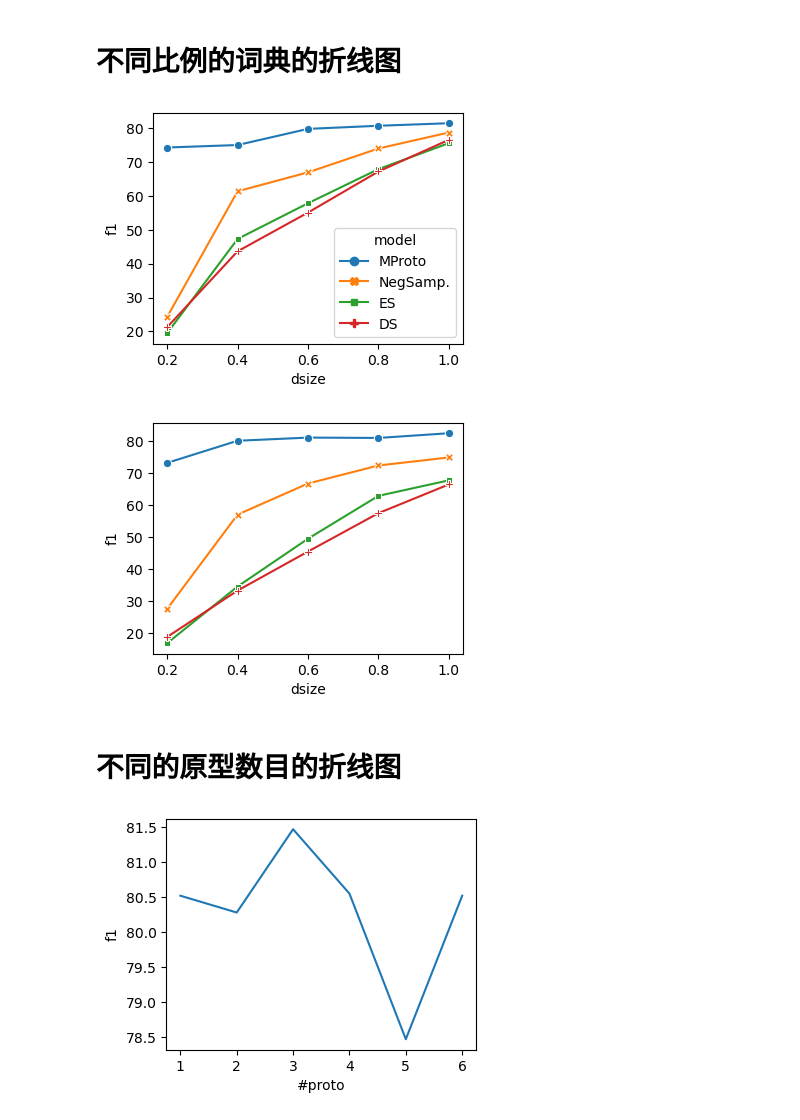
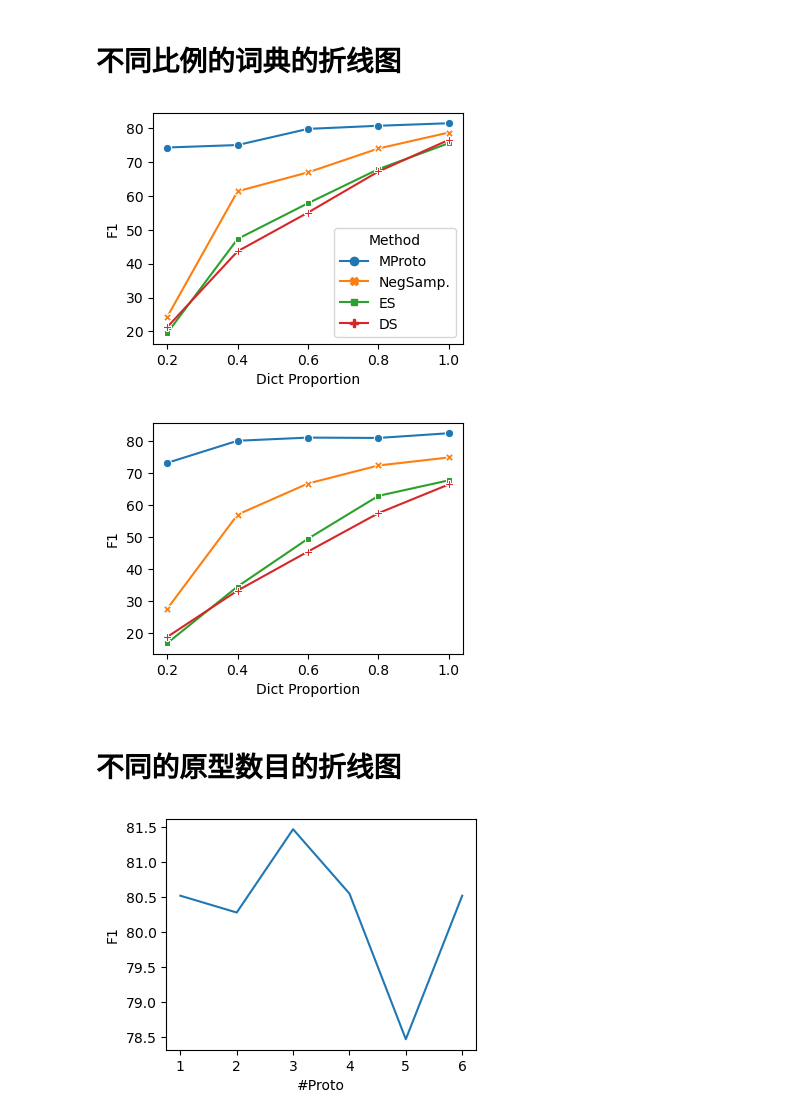
Before and after one commit to XiPotatonium/mproto, a Jupyter notebook: figs.ipynb, the cells around one changed output. Drawn from its saved outputs; the diff is of its cells as text; code cells hidden in the pictures.

```diff
--- a/figs.ipynb
+++ b/figs.ipynb
@@ -5,38 +5,39 @@ import seaborn as sns
 import matplotlib.pyplot as plt
 import pandas as pd
 
 bc5cdr = [
     [73.41, 75.22, 74.30, 0.2, "MProto"],
     [72.32, 77.95, 75.03, 0.4, "MProto"],
     [76.31, 83.63, 79.80, 0.6, "MProto"],
     [77.42, 84.32, 80.72, 0.8, "MProto"],
     [77.53, 85.84, 81.47, 1.0, "MProto"],
     [78.93, 14.32, 24.25, 0.2, "NegSamp."],
     [76.85, 51.10, 61.38, 0.4, "NegSamp."],
     [77.09, 59.18, 66.96, 0.6, "NegSamp."],
     [79.17, 69.48, 74.01, 0.8, "NegSamp."],
     [79.30, 78.17, 78.73, 1.0, "NegSamp."],
     [78.42, 11.11, 19.47, 0.2, "ES"],
     [79.02, 33.75, 47.30, 0.4, "ES"],
     [81.77, 44.75, 57.85, 0.6, "ES"],
     [80.86, 58.56, 67.92, 0.8, "ES"],
     [82.06, 70.09, 75.60, 1.0, "ES"],
     [87.31, 12.09, 21.24, 0.2, "DS"],
     [87.66, 29.06, 43.65, 0.4, "DS"],
     [88.42, 40.02, 55.10, 0.6, "DS"],
     [89.42, 53.85, 67.22, 0.8, "DS"],
     [89.45, 66.95, 76.58, 1.0, "DS"],
 ]
 
-df_bc5cdr = pd.DataFrame(bc5cdr, columns=["prec.", "rec.", "f1", "dsize", "model"])
+df_bc5cdr = pd.DataFrame(bc5cdr, columns=["Prec.", "Rec.", "F1", "Dict Proportion", "Method"])
 
 plt.rcParams['figure.figsize'] = [4, 3]
-#sns.lineplot(x="dsize", y="prec.", hue="model", style="model", markers=True, dashes=False, data=df_bc5cdr, legend=False, ax=axes[0])
-# sns.lineplot(x="dsize", y="rec.", hue="model", style="model", markers=True, dashes=False, data=df_bc5cdr, legend=False, ax=axes[1])
-sns.lineplot(x="dsize", y="f1", hue="model", style="model", markers=True, dashes=False, data=df_bc5cdr, legend=True)
+sns.lineplot(
+    x="Dict Proportion", y="F1", hue="Method", style="Method",
+    markers=True, dashes=False, data=df_bc5cdr, legend=True
+)
 plt.show()
 # %% [output]
-[figure, old version]
+[figure, new version]
 # %%
 conll03 = [
     [76.11, 70.50, 73.20, 0.2, "MProto"],
@@ -62,33 +63,36 @@ conll03 = [
 ]
 
 
-df_conll03 = pd.DataFrame(conll03, columns=["prec.", "rec.", "f1", "dsize", "model"])
+df_conll03 = pd.DataFrame(conll03, columns=["Prec.", "Rec.", "F1", "Dict Proportion", "Method"])
 
 plt.rcParams['figure.figsize'] = [4, 3]
-sns.lineplot(x="dsize", y="f1", hue="model", style="model", markers=True, dashes=False, data=df_conll03, legend=False)
+sns.lineplot(
+    x="Dict Proportion", y="F1", hue="Method", style="Method",
+    markers=True, dashes=False, data=df_conll03, legend=False
+)
 plt.show()
 # %% [output]
-[figure, old version]
+[figure, new version]
 # %% [markdown]
 # 不同的原型数目的折线图
 # %%
 
 bc5cdr = [
-    [73.41, 75.22, 74.30, 1],
-    [72.32, 77.95, 75.03, 2],
-    [76.31, 83.63, 79.80, 3],
-    [77.42, 84.32, 80.72, 4],
-    [77.53, 85.84, 81.47, 5],
-    [77.53, 85.84, 81.47, 6],
+    [75.74, 85.94, 80.52, 1],
+    [77.36, 83.43, 80.28, 2],
+    [77.53, 85.84, 81.47, 3],
+    [76.78, 84.71, 80.55, 4],
+    [73.52, 84.14, 78.47, 5],
+    [76.09, 85.49, 80.52, 6],
 ]
 
-df_bc5cdr = pd.DataFrame(bc5cdr, columns=["prec.", "rec.", "f1", "#proto"])
+df_bc5cdr = pd.DataFrame(bc5cdr, columns=["Prec.", "Rec.", "F1", "#Proto"])
 
 plt.rcParams['figure.figsize'] = [4, 3]
-sns.lineplot(x="#proto", y="f1", data=df_bc5cdr)
+sns.lineplot(x="#Proto", y="F1", data=df_bc5cdr)
 plt.show()
 # %% [output]
-[figure, old version]
+[figure, new version]
 # %%
 conll03 = [
     [84.39, 79.27, 81.75, 1],
```
Also changed, not shown: parts of 1 cell of this notebook, 5 other files.
